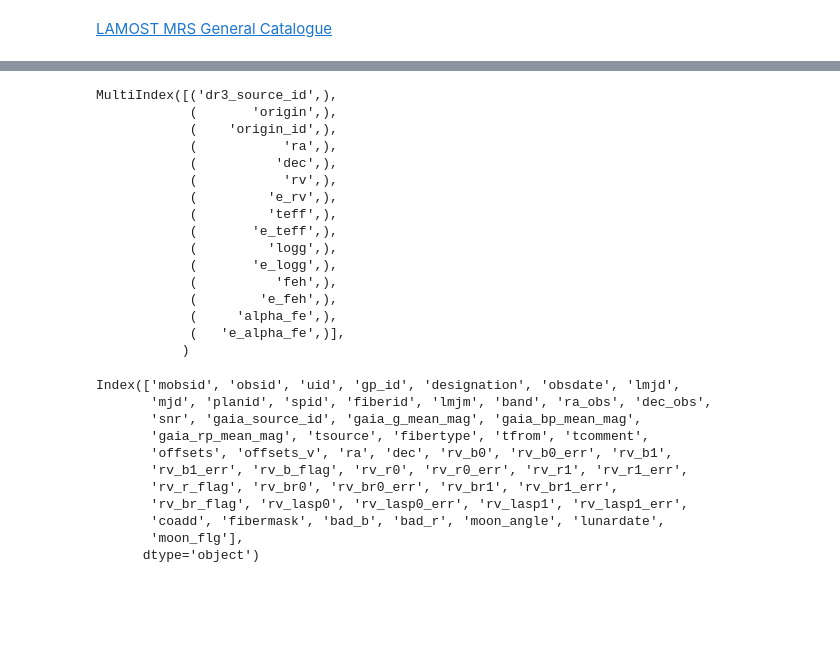
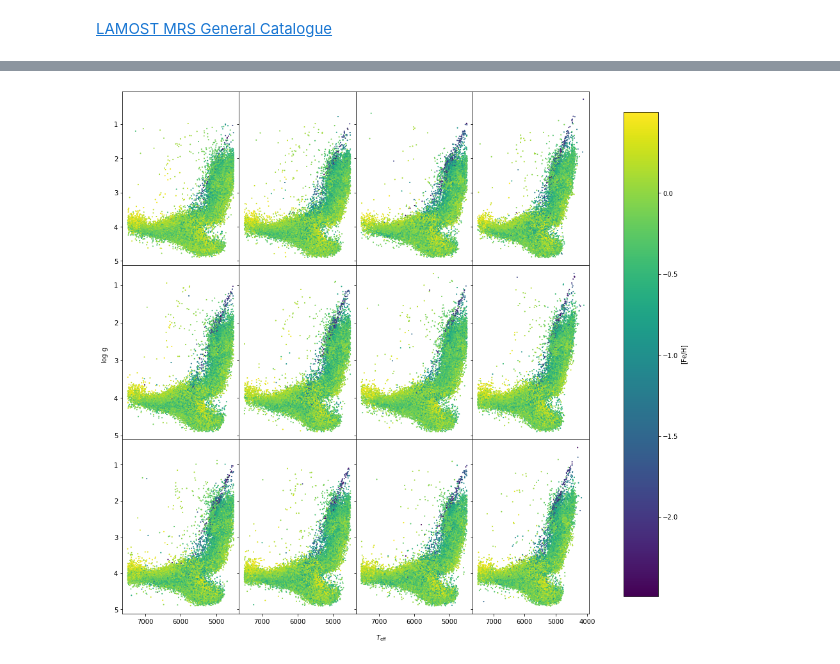
Before and after one commit to aydanmckay/clean-data, a Jupyter notebook: lamostdr8.ipynb, the cells around one changed output, grey strips where cells are left out. Saved outputs shown, nothing was run; the diff lists cells and outputs as text; code cells hidden in the pictures; blank space fills up the shorter version.

```diff
--- a/lamostdr8.ipynb
+++ b/lamostdr8.ipynb
@@ -241,6 +178,10 @@ Now, we need to xmatch the lrs catalogue with a different LAMOST DR8 catalogue,
 # %% [markdown]
 [LAMOST MRS General Catalogue](http://www.lamost.org/dr8/v2.0/doc/mr-data-production-description#s3.1)
 # %%
-mrsrv = mrs[mrs['snr'] > 20]
-# mrsrv = mrsrv[mrsrv['rv_r_flag'] == 0]
-# mrsrv = mrsrv[mrsrv['rv_br_flag'] == 0]
+# Following the same cuts as above from Green et al. 2020
+mrs_n = mrsparamp[mrsparamp['snr'] > 20]
+# following the above of Chen & Shu 2022
+mrs_n = mrs_n[(mrs_n['teff_lasp_err'] <= 300) & (mrs_n['logg_lasp_err'] <= 0.3) & \
+              (mrs_n['feh_lasp_err'] <= 0.3) & (mrs_n['teff_lasp_err'] > 0) & (mrs_n['rv_lasp1_err'] > 0) & \
+              (mrs_n['logg_lasp_err'] > 0) & (mrs_n['feh_lasp_err'] > 0) & (mrs_n['alpha_m_lasp_err'] > 0)]
+# rv_lasp1 is the zero-point corrected rv, whereas rv_lasp0 is not zero-point corrected.
@@ -315,33 +188,30 @@ Index(['mobsid', 'obsid', 'uid', 'gp_id', 'designation', 'obsdate', 'lmjd',
-# %%
-lrsparamp.columns
-# %% [output]
-MultiIndex([('dr3_source_id',),
-            (       'origin',),
-            (    'origin_id',),
-            (           'ra',),
-            (          'dec',),
-            (           'rv',),
-            (         'e_rv',),
-            (         'teff',),
-            (       'e_teff',),
-            (         'logg',),
-            (       'e_logg',),
-            (          'feh',),
-            (        'e_feh',),
-            (     'alpha_fe',),
-            (   'e_alpha_fe',)],
-           )
-# %%
-mrs.columns
-# %% [output]
-Index(['mobsid', 'obsid', 'uid', 'gp_id', 'designation', 'obsdate', 'lmjd',
-       'mjd', 'planid', 'spid', 'fiberid', 'lmjm', 'band', 'ra_obs', 'dec_obs',
-       'snr', 'gaia_source_id', 'gaia_g_mean_mag', 'gaia_bp_mean_mag',
-       'gaia_rp_mean_mag', 'tsource', 'fibertype', 'tfrom', 'tcomment',
-       'offsets', 'offsets_v', 'ra', 'dec', 'rv_b0', 'rv_b0_err', 'rv_b1',
-       'rv_b1_err', 'rv_b_flag', 'rv_r0', 'rv_r0_err', 'rv_r1', 'rv_r1_err',
-       'rv_r_flag', 'rv_br0', 'rv_br0_err', 'rv_br1', 'rv_br1_err',
-       'rv_br_flag', 'rv_lasp0', 'rv_lasp0_err', 'rv_lasp1', 'rv_lasp1_err',
-       'coadd', 'fibermask', 'bad_b', 'bad_r', 'moon_angle', 'lunardate',
-       'moon_flg'],
-      dtype='object')
+# %%
+# breaking up the plots because they are too many points
+# dfs = np.array_split(lrsparamp[lrsparamp['teff'] <= 7000],24)
+dfs = np.array_split(mrs_n,12)
+
+fig = plt.figure(figsize=(15,15))
+# plt.title('Selected Stars: %i' %len(df))
+gs = fig.add_gridspec(3, 4, hspace=0, wspace=0)
+axs = gs.subplots(sharex='col', sharey='row')
+axs[0,0].invert_yaxis()
+axs[0,0].invert_xaxis()
+axs[1,0].invert_yaxis()
+axs[0,1].invert_xaxis()
+axs[2,0].invert_yaxis()
+axs[0,2].invert_xaxis()
+# axs[3,0].invert_yaxis()
+axs[0,3].invert_xaxis()
+# axs[0,4].invert_xaxis()
+# axs[0,5].invert_xaxis()
+fig.text(0.5, 0.09, r'$T_{\rm eff}$', ha='center', va='center')
+fig.text(0.1, 0.5, r'${\rm log\ g}$', ha='center', va='center', rotation='vertical')
+
+for df,ax in zip(dfs,axs.flat):
+    plots = ax.scatter(df['teff_lasp'].values, df['logg_lasp'].values, c=df['feh_lasp'].values, s=1, rasterized=True)
+
+fig.subplots_adjust(right=0.8)
+cbar = fig.add_axes([0.85, 0.15, 0.05, 0.7])
+fig.colorbar(plots,cax=cbar,label=r'${\rm [Fe/H]}$');
+# %% [output]
+[figure, added]
```
Also changed, not shown: parts of 50 cells of this notebook.
